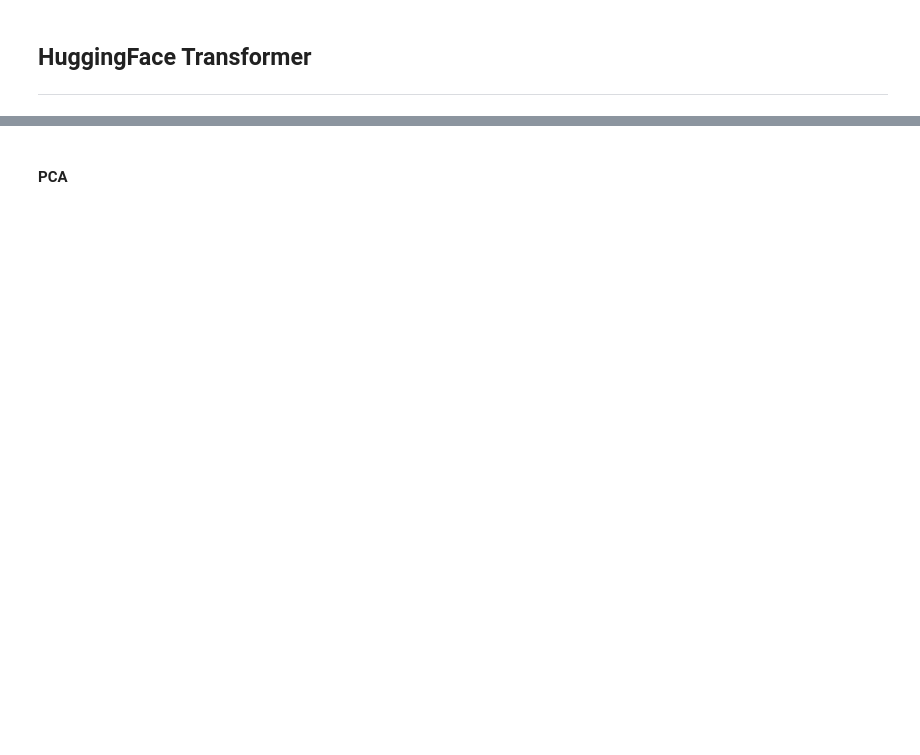
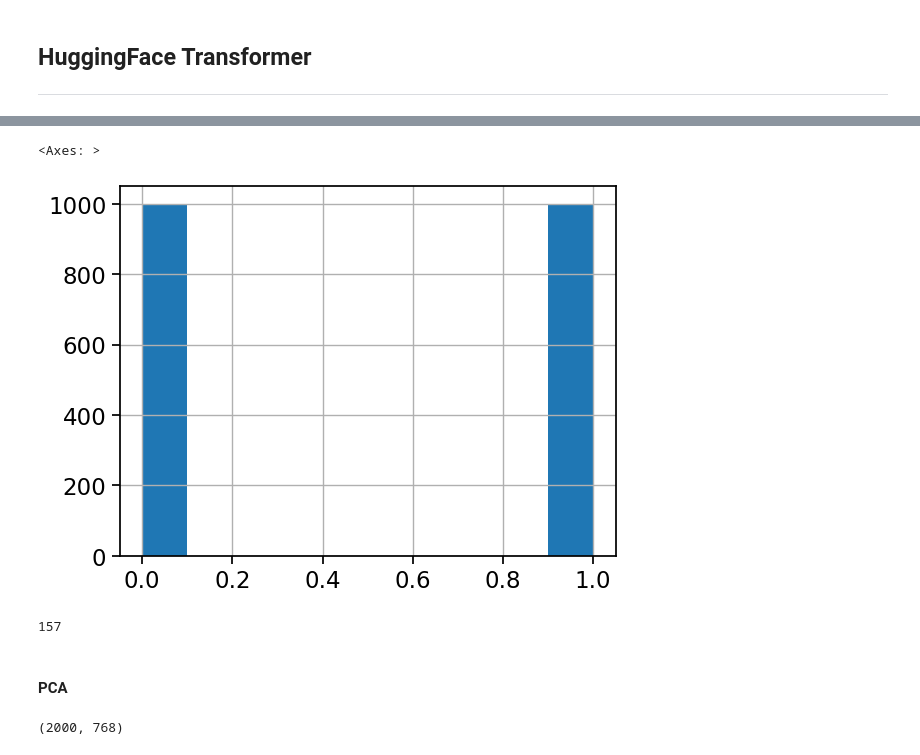
Before and after one commit to lattiric/ML_NN_Proj_01, a Jupyter notebook: Will_NumBatch_transformer.ipynb, the cells around one changed output, grey strips where cells are left out. Drawn from its saved outputs; the diff is of its cells as text; code cells hidden in the pictures; blank space fills up the shorter version.

```diff
--- a/Will_NumBatch_transformer.ipynb
+++ b/Will_NumBatch_transformer.ipynb
@@ -46,11 +55,14 @@ MODEL = TFBertModel.from_pretrained("bert-base-uncased")
 # %%
-num_samples = 30000
+num_samples = 1000
 subset = input_data.iloc[:num_samples]
 subset = pd.concat([subset,input_data.iloc[-1 * num_samples:]])
 
 # subset = input_data
 
 subset['target'].hist()
+# %% [output]
+<Axes: >
+[figure, added]
 # %%
 
 # tens,attention = convert_to_encoded("Hello World I am")
@@ -74,12 +86,16 @@ def convert_df_to_encoded(df,text_col='text',model=MODEL,tokenizer=TOKENIZER,bat
 
 tmp = convert_df_to_encoded(subset)
 # tmp = input_data['text'].apply(convert_to_encoded)
+# %% [output]
+157
 # %% [markdown]
 #### PCA
 # %%
 x = np.array([x for x in tmp['features']])
 # %%
 x.shape
+# %% [output]
+(2000, 768)
 # %%
 from sklearn.model_selection import train_test_split
 vectors = x
```
Also changed, not shown: parts of 14 cells of this notebook.
